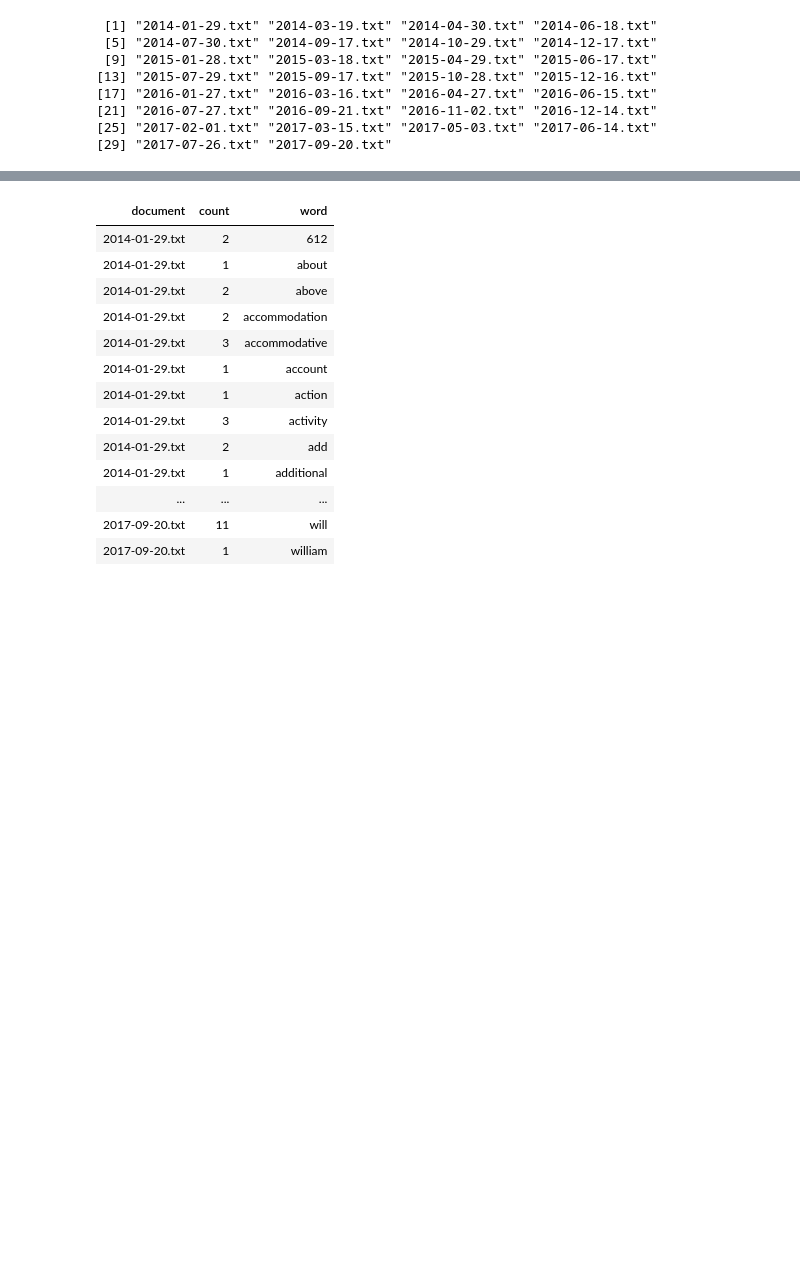
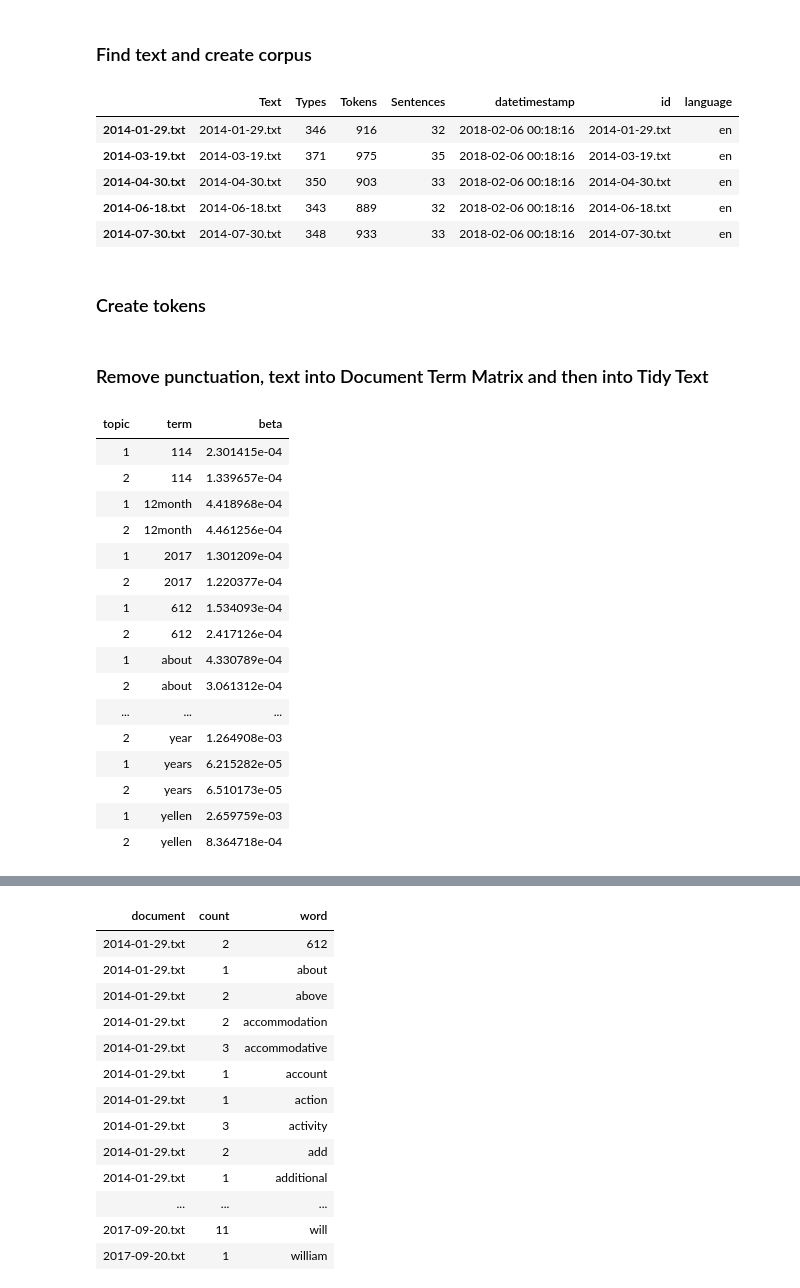
Before and after one commit to lachlandeer/central-bank-nlp, a Jupyter notebook: Tidy Text.ipynb, the cells around one changed output, grey strips where cells are left out. Cells and saved outputs as stored; diff of their text form; code cells hidden in the pictures; blank space fills up the shorter version.

```diff
--- a/Tidy Text.ipynb
+++ b/Tidy Text.ipynb
@@ -26,15 +30,18 @@ Loading required package: tm
 The following object is masked from 'package:NLP':
 
     annotate
+# %% [markdown]
+### Find text and create corpus
 # %%
 cname <- file.path("usa-central-bank", "fomc-statements")
-dir(cname)
+
+text <- VCorpus(DirSource(cname))
+cb_corpus <- corpus(text)
+summary(cb_corpus, 5)
 # %% [output]
- [1] "2014-01-29.txt" "2014-03-19.txt" "2014-04-30.txt" "2014-06-18.txt"
- [5] "2014-07-30.txt" "2014-09-17.txt" "2014-10-29.txt" "2014-12-17.txt"
- [9] "2015-01-28.txt" "2015-03-18.txt" "2015-04-29.txt" "2015-06-17.txt"
-[13] "2015-07-29.txt" "2015-09-17.txt" "2015-10-28.txt" "2015-12-16.txt"
-[17] "2016-01-27.txt" "2016-03-16.txt" "2016-04-27.txt" "2016-06-15.txt"
-[21] "2016-07-27.txt" "2016-09-21.txt" "2016-11-02.txt" "2016-12-14.txt"
-[25] "2017-02-01.txt" "2017-03-15.txt" "2017-05-03.txt" "2017-06-14.txt"
-[29] "2017-07-26.txt" "2017-09-20.txt"
+|  | Text | Types | Tokens | Sentences | datetimestamp | id | language |
+| 2014-01-29.txt | 2014-01-29.txt | 346 | 916 | 32 | 2018-02-06 00:18:16 | 2014-01-29.txt | en |
+| 2014-03-19.txt | 2014-03-19.txt | 371 | 975 | 35 | 2018-02-06 00:18:16 | 2014-03-19.txt | en |
+| 2014-04-30.txt | 2014-04-30.txt | 350 | 903 | 33 | 2018-02-06 00:18:16 | 2014-04-30.txt | en |
+| 2014-06-18.txt | 2014-06-18.txt | 343 | 889 | 32 | 2018-02-06 00:18:16 | 2014-06-18.txt | en |
+| 2014-07-30.txt | 2014-07-30.txt | 348 | 933 | 33 | 2018-02-06 00:18:16 | 2014-07-30.txt | en |
@@ -44,0 +48,2 @@ text <- VCorpus(DirSource(cname))
+# %% [markdown]
+### Create tokens
@@ -45,4 +52,27 @@ text <- VCorpus(DirSource(cname))
+# %% [markdown]
+###  Remove punctuation, text into Document Term Matrix and then into Tidy Text
 # %%
 text <- tm_map(text, removePunctuation)
 cb_text <- DocumentTermMatrix(text)
 cb_text <- tidy(cb_text)
+# %%
+cb_topics <- tidy(cb_lda, matrix="beta")
+cb_topics
+# %% [output]
+| topic | term | beta |
+| 1 | 114 | 2.301415e-04 |
+| 2 | 114 | 1.339657e-04 |
+| 1 | 12month | 4.418968e-04 |
+| 2 | 12month | 4.461256e-04 |
+| 1 | 2017 | 1.301209e-04 |
+| 2 | 2017 | 1.220377e-04 |
+| 1 | 612 | 1.534093e-04 |
+| 2 | 612 | 2.417126e-04 |
+| 1 | about | 4.330789e-04 |
+| 2 | about | 3.061312e-04 |
+| ... | ... | ... |
+| 2 | year | 1.264908e-03 |
+| 1 | years | 6.215282e-05 |
+| 2 | years | 6.510173e-05 |
+| 1 | yellen | 2.659759e-03 |
+| 2 | yellen | 8.364718e-04 |
```
Also changed, not shown: parts of 15 cells of this notebook, 7 other files.
